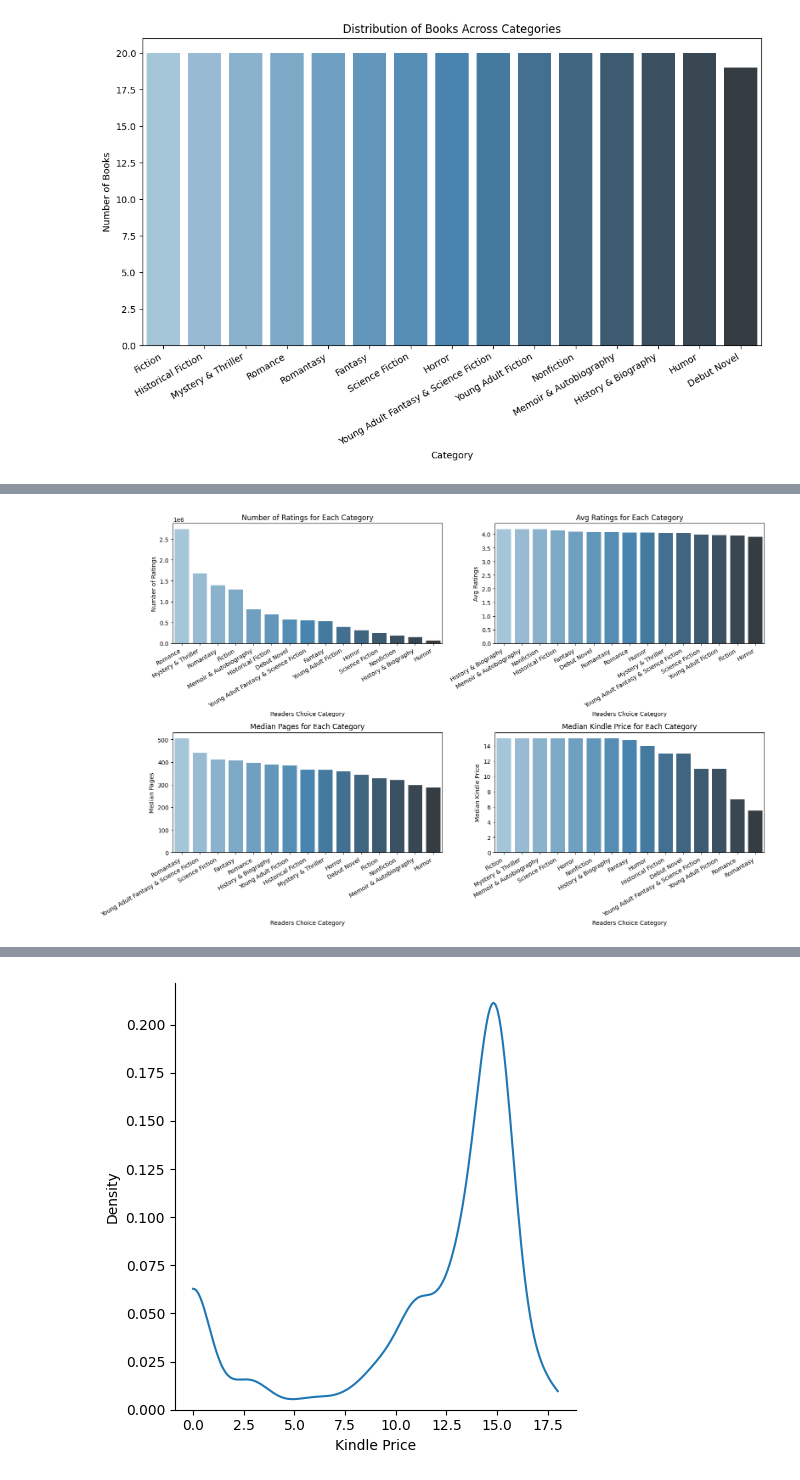
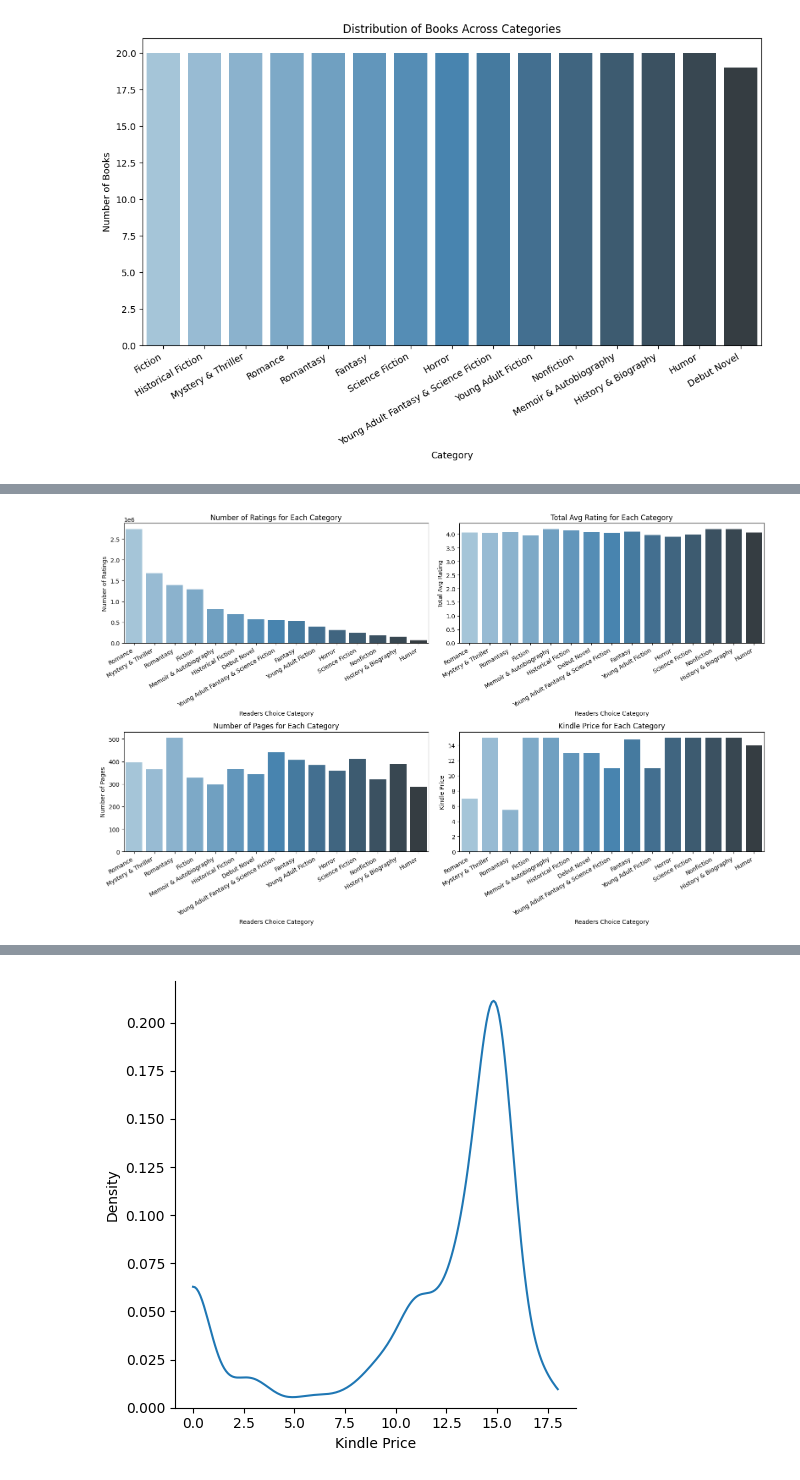
Before and after one commit to Legume1728/pandas-polars-demo, a Jupyter notebook: goodreads_eda_polars.ipynb, the cells around one changed output, grey strips where cells are left out. Cells and saved outputs as stored; diff of their text form; code cells hidden in the pictures.

```diff
--- a/goodreads_eda_polars.ipynb
+++ b/goodreads_eda_polars.ipynb
@@ -169,26 +175,40 @@ result_df
 # %%
 # figsize is (width, height) in inches
 fig, axes = plt.subplots(2, 2, figsize=(16, 10), sharey=False)
 
 layout = {
     'Number of Ratings': (0, 0),
-    'Avg Ratings': (0, 1),
-    'Median Pages': (1, 0),
-    'Median Kindle Price': (1, 1),
+    'Total Avg Rating': (0, 1),
+    'Number of Pages': (1, 0),
+    'Kindle Price': (1, 1),
 }
+
+# for column, (i, j) in layout.items():
+#     ax = axes[i, j]
+#     result_pd_df_sorted = result_pd_df.sort_values(by=column, ascending=False)
+#     sns.barplot(x=result_pd_df_sorted.index, y=result_pd_df_sorted[column], palette='Blues_d', order=result_pd_df_sorted.index, ax=ax)
+#     ax.set_title(f'{column} for Each Category')
+#     ax.set_ylabel(column)
+#     ax.set_xticklabels(labels=result_pd_df_sorted.index, rotation=30, ha='right')
+
+sort_col = 'Number of Ratings'
+result_df_sorted = result_df.sort(by=sort_col, descending=True)
+
+# polars uses descending instead of ascending, which is more in line with Python conventions
+# polars also uses sort instead of sort_values, also more in line with Python conventions
 
 for column, (i, j) in layout.items():
     ax = axes[i, j]
-    result_df_sorted = result_df.sort_values(by=column, ascending=False)
-    sns.barplot(x=result_df_sorted.index, y=result_df_sorted[column], palette='Blues_d', order=result_df_sorted.index, ax=ax)
+    # result_df_sorted = result_df.sort(by=column, descending=True)
+    # result_df_sorted = result_df
+    sns.barplot(x='Readers Choice Category', y=column, data=result_df_sorted, palette='Blues_d', ax=ax)
     ax.set_title(f'{column} for Each Category')
-    ax.set_ylabel(column)
-    ax.set_xticklabels(labels=result_df_sorted.index, rotation=30, ha='right')
+    ax.set_xticklabels(labels=result_df_sorted['Readers Choice Category'], rotation=30, ha='right')
 
 plt.tight_layout()
 plt.show()
 # %% [output]
-[figure, old version]
+[figure, new version]
 # %%
 fig, axes = plt.subplots(3, 2, figsize=(16, 18))
 
```
Also changed, not shown: parts of 17 cells of this notebook, 4 other files.
